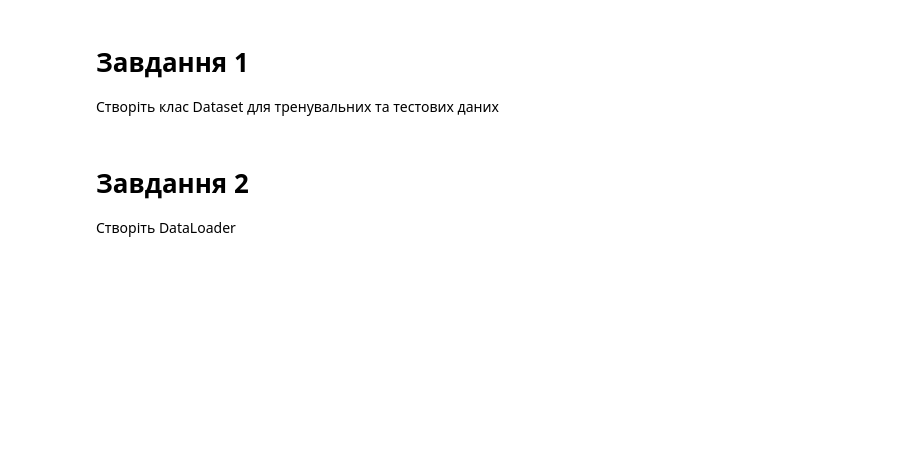
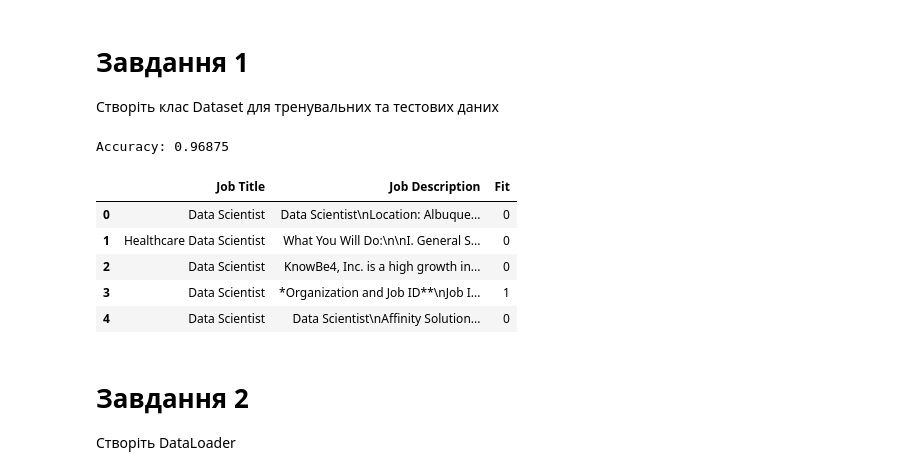
Before and after one commit to svetlanama/ai_practice, a Jupyter notebook: final_svitlana.ipynb, the cells around one changed output. Drawn from its saved outputs; the diff is of its cells as text; code cells hidden in the pictures; blank space fills up the shorter version.

Commit message:
Training model

```diff
--- a/final_svitlana.ipynb
+++ b/final_svitlana.ipynb
@@ -109,6 +110,63 @@ data_with_skills
 # %% [markdown]
 # Завдання 1
 Створіть клас Dataset для тренувальних та тестових даних
+# %%
+# Define a function to calculate 'Fit' based on user skills
+# TODO: think more about calculating fit: take into
+# - account amount of skill years
+# - amount of total experience
+# - how many techology exists
+def calculate_fit(row, user_skills_binary, threshold=0.5):
+    # Count the number of matching skills
+    matching_skills = sum([row[skill] == 1 and user_skills_binary[skill] == 1 for skill in skills_keywords])
+    total_skills_required = sum([1 for skill in skills_keywords if row[skill] == 1])
+
+    # Calculate the percentage of matching skills
+    if total_skills_required == 0:
+        return 0  # If no skills are required, we consider it not a fit
+    match_percentage = matching_skills / total_skills_required
+    return 1 if match_percentage >= threshold else 0
+
+# Function to predict fit based on user input
+def predict_job_fit(user_skills, model, skills_keywords, data_with_skills):
+    # Convert user skills to binary features
+    user_skills_binary = {skill: 0 for skill in skills_keywords}
+    for skill in user_skills:
+        if skill in skills_keywords:
+            user_skills_binary[skill] = 1
+
+    # Apply the 'calculate_fit' function to each job in the dataset
+    data_with_skills['Fit'] = data_with_skills.apply(lambda row: calculate_fit(row, user_skills_binary), axis=1)
+
+    # Now you can use the trained model to predict the fit (optional, based on 'Fit' column)
+    X = data_with_skills[skills_keywords]  # Using the skill columns as features
+    y = data_with_skills['Fit']  # Fit column is the target
+
+    X_train, X_test, y_train, y_test = train_test_split(X, y, test_size=0.2, random_state=42)
+    model.fit(X_train, y_train)
+    y_pred = model.predict(X_test)
+    print("Accuracy:", accuracy_score(y_test, y_pred))
+
+# Example user skills
+user_skills = ['Python', 'C++', 'Excel', 'Data Analysis']
+
+# Create a model (can be RandomForestClassifier or any other)
+# TODO: have more experiments
+model = RandomForestClassifier(random_state=42)
+
+# Train the model and calculate fit
+predict_job_fit(user_skills, model, skills_keywords, data_with_skills)
+
+# Display the DataFrame with the 'Fit' column
+data_with_skills[['Job Title', 'Job Description', 'Fit']].head()
+# %% [output]
+Accuracy: 0.96875
+|  | Job Title | Job Description | Fit |
+| 0 | Data Scientist | Data Scientist\nLocation: Albuque... | 0 |
+| 1 | Healthcare Data Scientist | What You Will Do:\n\nI. General S... | 0 |
+| 2 | Data Scientist | KnowBe4, Inc. is a high growth in... | 0 |
+| 3 | Data Scientist | *Organization and Job ID**\nJob I... | 1 |
+| 4 | Data Scientist | Data Scientist\nAffinity Solution... | 0 |
 # %% [markdown]
 # Завдання 2
 Створіть DataLoader
```
Also changed, not shown: parts of 1 cell of this notebook.
